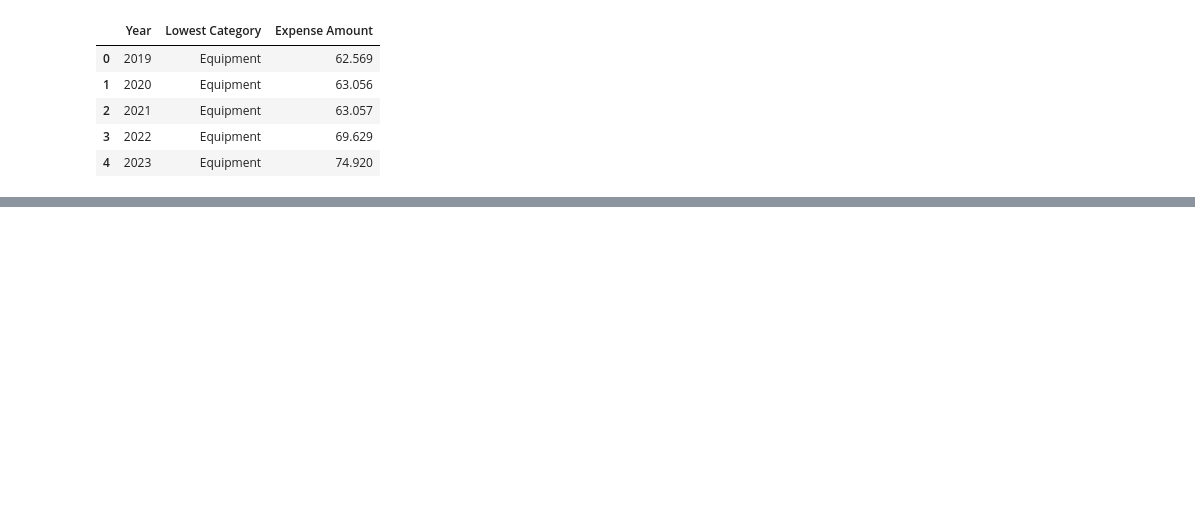
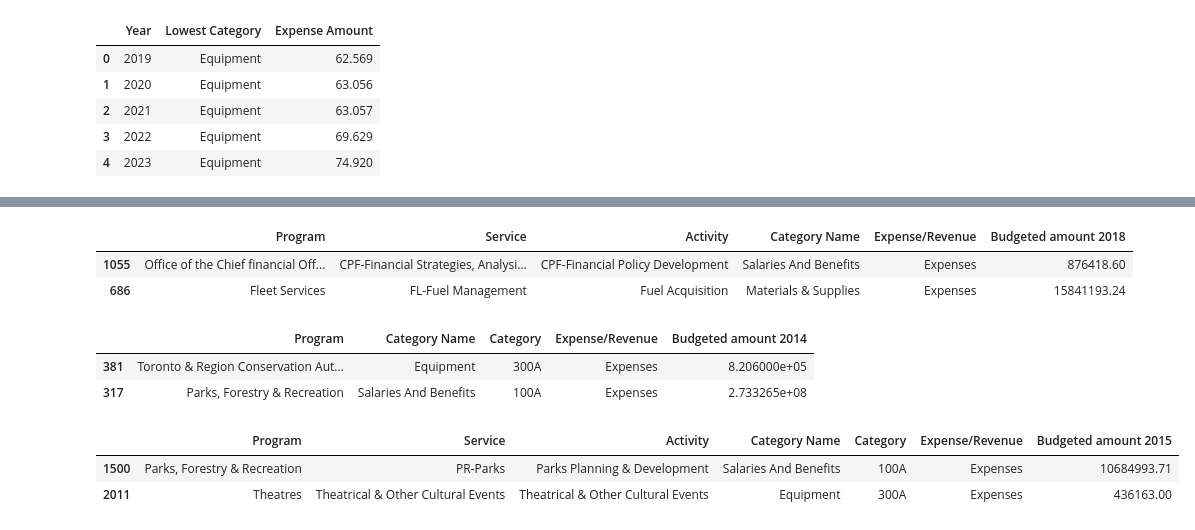
Before and after one commit to aayushgambhir2023/DA-Project-1, a Jupyter notebook: Cat-SubCat Analysis.ipynb, the cells around one changed output, grey strips where cells are left out. Cells and saved outputs as stored; diff of their text form; code cells hidden in the pictures; blank space fills up the shorter version.

```diff
--- a/Cat-SubCat Analysis.ipynb
+++ b/Cat-SubCat Analysis.ipynb
@@ -16,6 +16,16 @@ import numpy as np
 # %%
 #Loading the data into dataframes
 # %%
+budget_path_2014 = Path("approved-operating-budget-summary-2014.xlsx") #2014
+budget2014_df = pd.read_excel(budget_path_2014, sheet_name='2014')
+budget_path_2015 = Path("approved-operating-budget-summary-2015.xlsx") #2015
+budget2015_df = pd.read_excel(budget_path_2015, sheet_name='summary')
+budget_path_2016 = Path("approved-operating-budget-summary-2016.xlsx") #2016
+budget2016_df = pd.read_excel(budget_path_2016, sheet_name='Open Data Summary')
+budget_path_2017 = Path("approved-operating-budget-summary-2017.xlsx") #2017
+budget2017_df = pd.read_excel(budget_path_2017, sheet_name='2017')
+budget_path_2018 = Path("approved-operating-budget-summary-2018.xlsx") #2018
+budget2018_df = pd.read_excel(budget_path_2018, sheet_name='2018')
 budget_path_2019 = Path("approved-operating-budget-summary-2019.xlsx") #2019
 budget2019_df = pd.read_excel(budget_path_2019, sheet_name='2019')
 budget_path_2020 = Path("approved-operating-budget-summary-2020.xlsx") #2020
@@ -101,6 +111,11 @@ dtype: int64
 # %%
 #Renaming the last column in the data set to Budgeted Amount Year
 # %%
+budget2014_df.rename(columns={2014.0: 'Budgeted amount 2014'}, inplace=True)
+budget2015_df.rename(columns={2015.0: 'Budgeted amount 2015'}, inplace=True)
+budget2016_df.rename(columns={2016.0: 'Budgeted amount 2016'}, inplace=True)
+budget2017_df.rename(columns={2017.0: 'Budgeted amount 2017'}, inplace=True)
+budget2018_df.rename(columns={2018.0: 'Budgeted amount 2018'}, inplace=True)
 budget2019_df.rename(columns={2019.0: 'Budgeted amount 2019'}, inplace=True)
 budget2020_df.rename(columns={2020.0: 'Budgeted amount 2020'}, inplace=True)
 budget2021_df.rename(columns={2021.0: 'Budgeted amount 2021'}, inplace=True)
@@ -678,0 +748,24 @@ plt.show()
+# %%
+budget2018_df_exp = budget2018_df[budget2018_df['Expense/Revenue']=='Expenses']
+budget2018_df_rev = budget2018_df[budget2018_df['Expense/Revenue']=='Revenues']
+budget2018_df_exp.sample(2)
+# %% [output]
+|  | Program | Service | Activity | Category Name | Expense/Revenue | Budgeted amount 2018 |
+| 1055 | Office of the Chief financial Off... | CPF-Financial Strategies, Analysi... | CPF-Financial Policy Development | Salaries And Benefits | Expenses | 876418.60 |
+| 686 | Fleet Services | FL-Fuel Management | Fuel Acquisition | Materials & Supplies | Expenses | 15841193.24 |
+# %%
+budget2014_df_exp = budget2014_df[budget2014_df['Expense/Revenue']=='Expenses']
+budget2014_df_rev = budget2014_df[budget2014_df['Expense/Revenue']=='Revenues']
+budget2014_df_exp.sample(2)
+# %% [output]
+|  | Program | Category Name | Category | Expense/Revenue | Budgeted amount 2014 |
+| 381 | Toronto & Region Conservation Aut... | Equipment | 300A | Expenses | 8.206000e+05 |
+| 317 | Parks, Forestry & Recreation | Salaries And Benefits | 100A | Expenses | 2.733265e+08 |
+# %%
+budget2015_df_exp = budget2015_df[budget2015_df['Expense/Revenue']=='Expenses']
+budget2015_df_rev = budget2015_df[budget2015_df['Expense/Revenue']=='Revenues']
+budget2015_df_exp.sample(2)
+# %% [output]
+|  | Program | Service | Activity | Category Name | Category | Expense/Revenue | Budgeted amount 2015 |
+| 1500 | Parks, Forestry & Recreation | PR-Parks | Parks Planning & Development | Salaries And Benefits | 100A | Expenses | 10684993.71 |
+| 2011 | Theatres | Theatrical & Other Cultural Events | Theatrical & Other Cultural Events | Equipment | 300A | Expenses | 436163.00 |
```
Also changed, not shown: parts of 28 cells of this notebook, 5 other files.
